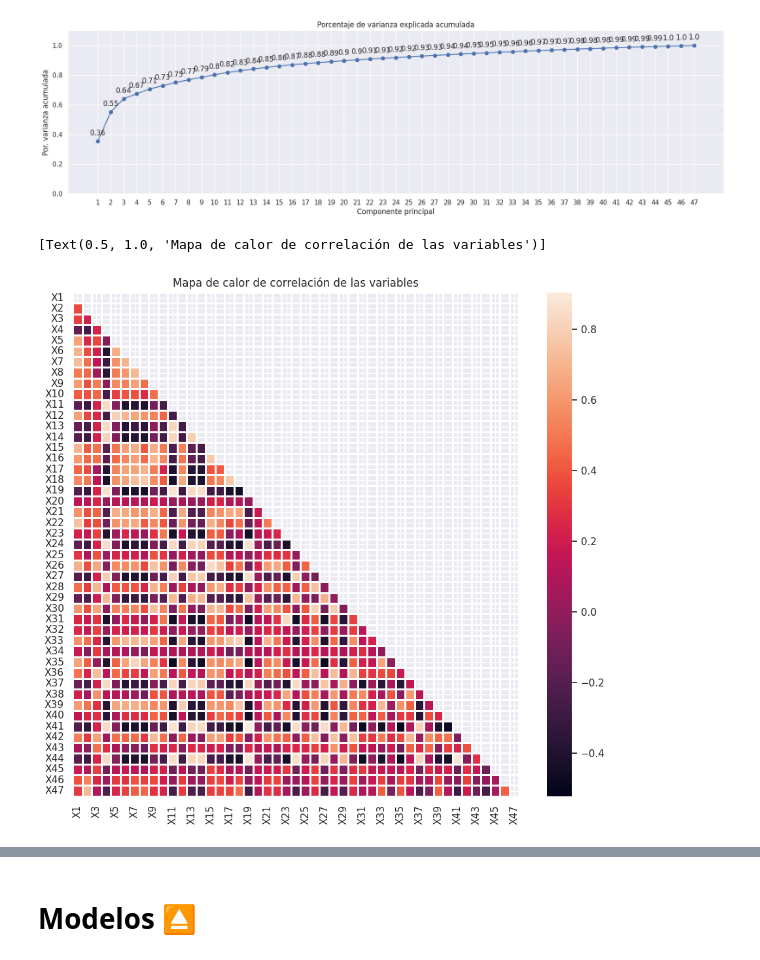
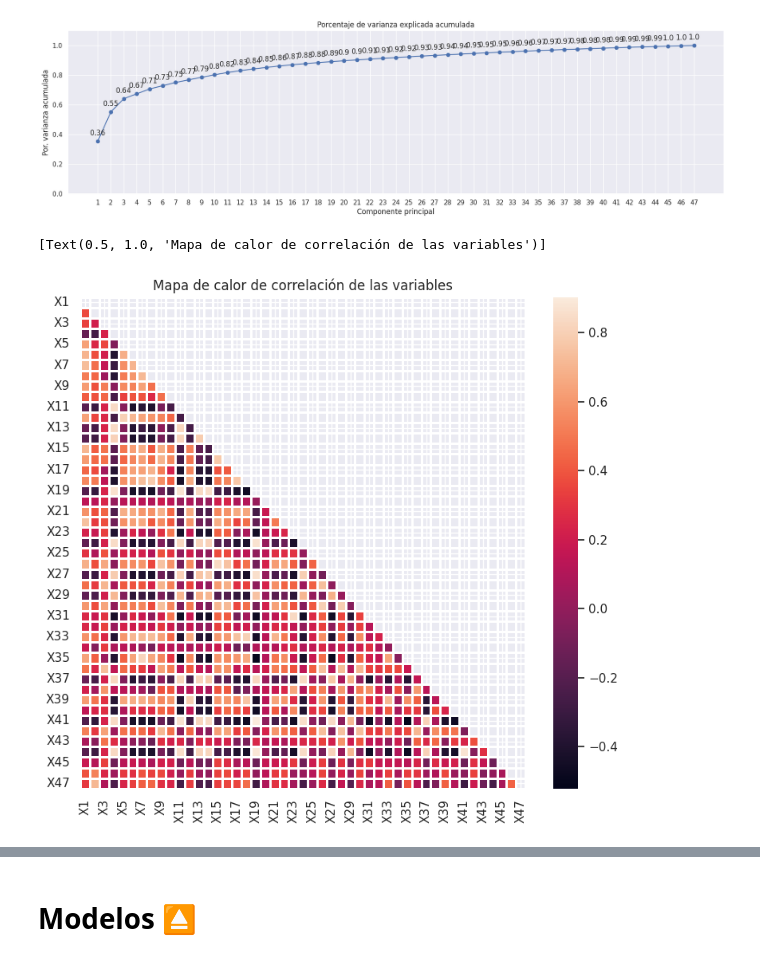
Before and after one commit to piero0090/Tesis-SeminarioII, a Jupyter notebook: Clustering_football_players.ipynb, the cells around one changed output, grey strips where cells are left out. Drawn from its saved outputs; the diff is of its cells as text; code cells hidden in the pictures.

```diff
--- a/Clustering_football_players.ipynb
+++ b/Clustering_football_players.ipynb
@@ -287,14 +287,14 @@ Porcentaje de varianza explicada acumulada
 # %%
 #Matriz de correlación de las variables (verificar que haya correlacion
 #entre variables para aplicar PCA)
 correlation= datosML.corr()
 matrix = np.triu(correlation)
-sns.set(rc={'figure.figsize':(11,10)})
+sns.set(rc={'figure.figsize':(9,8)})
 sns.heatmap(correlation, mask=matrix, linewidths=1,
             linecolor='white').set(title='Mapa de calor de correlación de las variables')
 # %% [output]
 [Text(0.5, 1.0, 'Mapa de calor de correlación de las variables')]
-[figure, old version]
+[figure, new version]
 # %%
 #Estandarización de datos
 scaler = StandardScaler()
```
Also changed, not shown: parts of 19 cells of this notebook.
